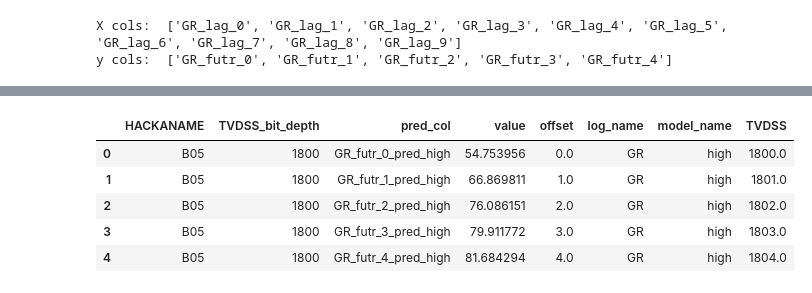
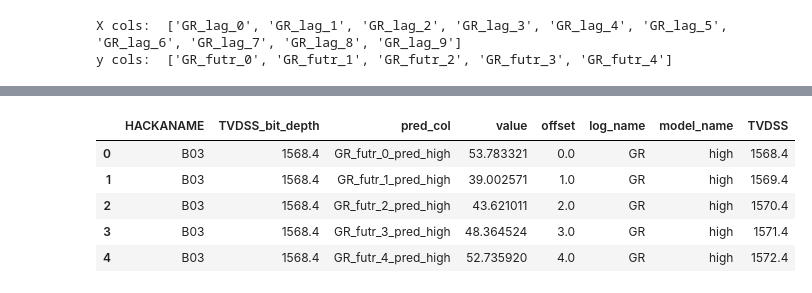
Before and after one commit to connortann/mystic-bit, a Jupyter notebook: notebooks/CT_4_uncertainty.ipynb, the cells around one changed output, grey strips where cells are left out. Cells and saved outputs as stored; diff of their text form; code cells hidden in the pictures.

```diff
--- a/notebooks/CT_4_uncertainty.ipynb
+++ b/notebooks/CT_4_uncertainty.ipynb
@@ -54,14 +54,16 @@ df_pred.head()
 5 rows × 34 columns
+# %%
+well_name = 'B03'
+bit_depth = 1569.0
+tol = 50
 # %%
-well_name = 'B05'
-bit_depth = 1800
+predictions = munging.get_log_predictions(df_pred, well_name, bit_depth)
 
-predictions = munging.get_log_predictions(df_pred, well_name, bit_depth)
 predictions.head()
 # %% [output]
 |  | HACKANAME | TVDSS_bit_depth | pred_col | value | offset | log_name | model_name | TVDSS |
-| 0 | B05 | 1800 | GR_futr_0_pred_high | 54.753956 | 0.0 | GR | high | 1800.0 |
-| 1 | B05 | 1800 | GR_futr_1_pred_high | 66.869811 | 1.0 | GR | high | 1801.0 |
-| 2 | B05 | 1800 | GR_futr_2_pred_high | 76.086151 | 2.0 | GR | high | 1802.0 |
-| 3 | B05 | 1800 | GR_futr_3_pred_high | 79.911772 | 3.0 | GR | high | 1803.0 |
-| 4 | B05 | 1800 | GR_futr_4_pred_high | 81.684294 | 4.0 | GR | high | 1804.0 |
+| 0 | B03 | 1568.4 | GR_futr_0_pred_high | 53.783321 | 0.0 | GR | high | 1568.4 |
+| 1 | B03 | 1568.4 | GR_futr_1_pred_high | 39.002571 | 1.0 | GR | high | 1569.4 |
+| 2 | B03 | 1568.4 | GR_futr_2_pred_high | 43.621011 | 2.0 | GR | high | 1570.4 |
+| 3 | B03 | 1568.4 | GR_futr_3_pred_high | 48.364524 | 3.0 | GR | high | 1571.4 |
+| 4 | B03 | 1568.4 | GR_futr_4_pred_high | 52.735920 | 4.0 | GR | high | 1572.4 |
```
Also changed, not shown: parts of 5 cells of this notebook.
